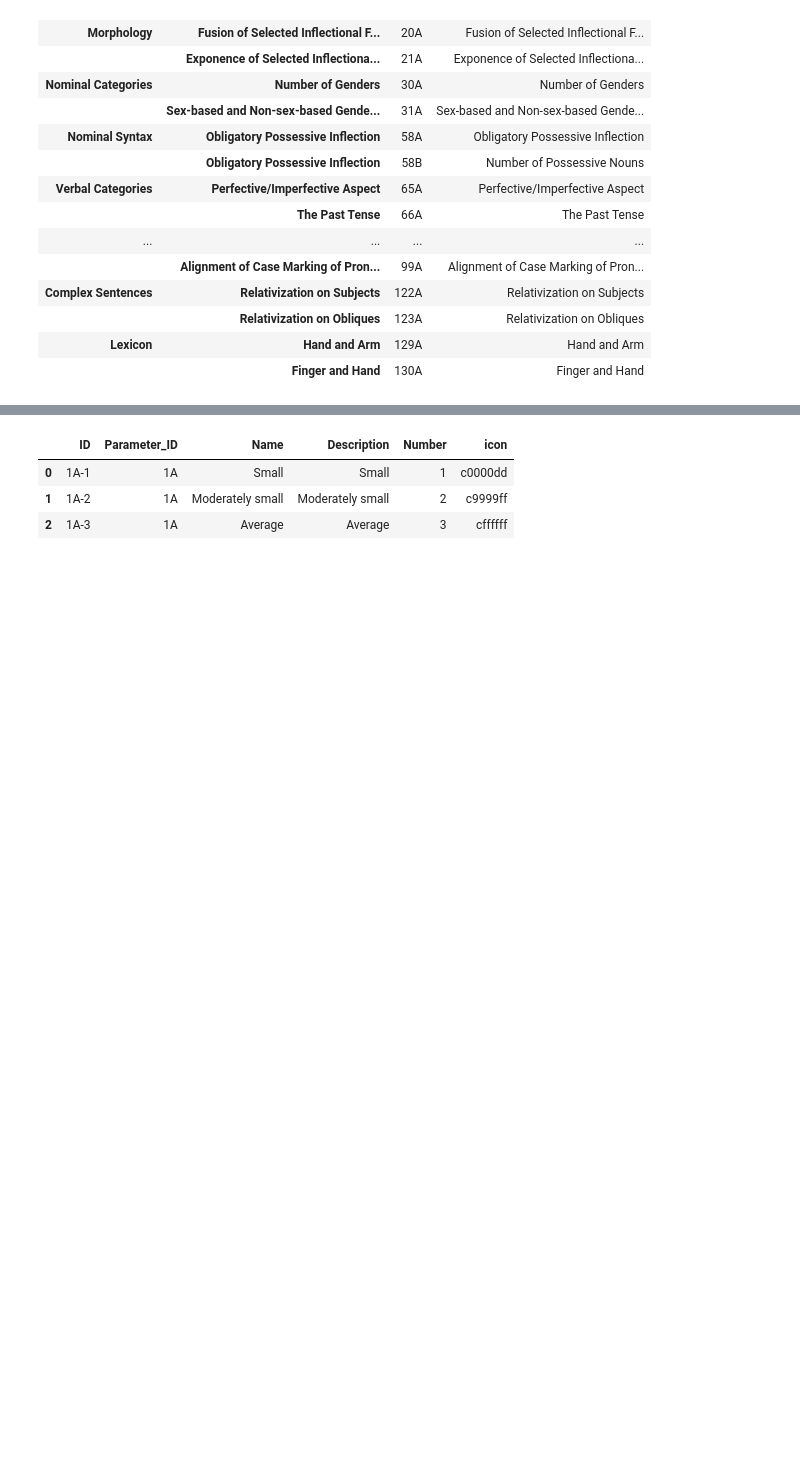
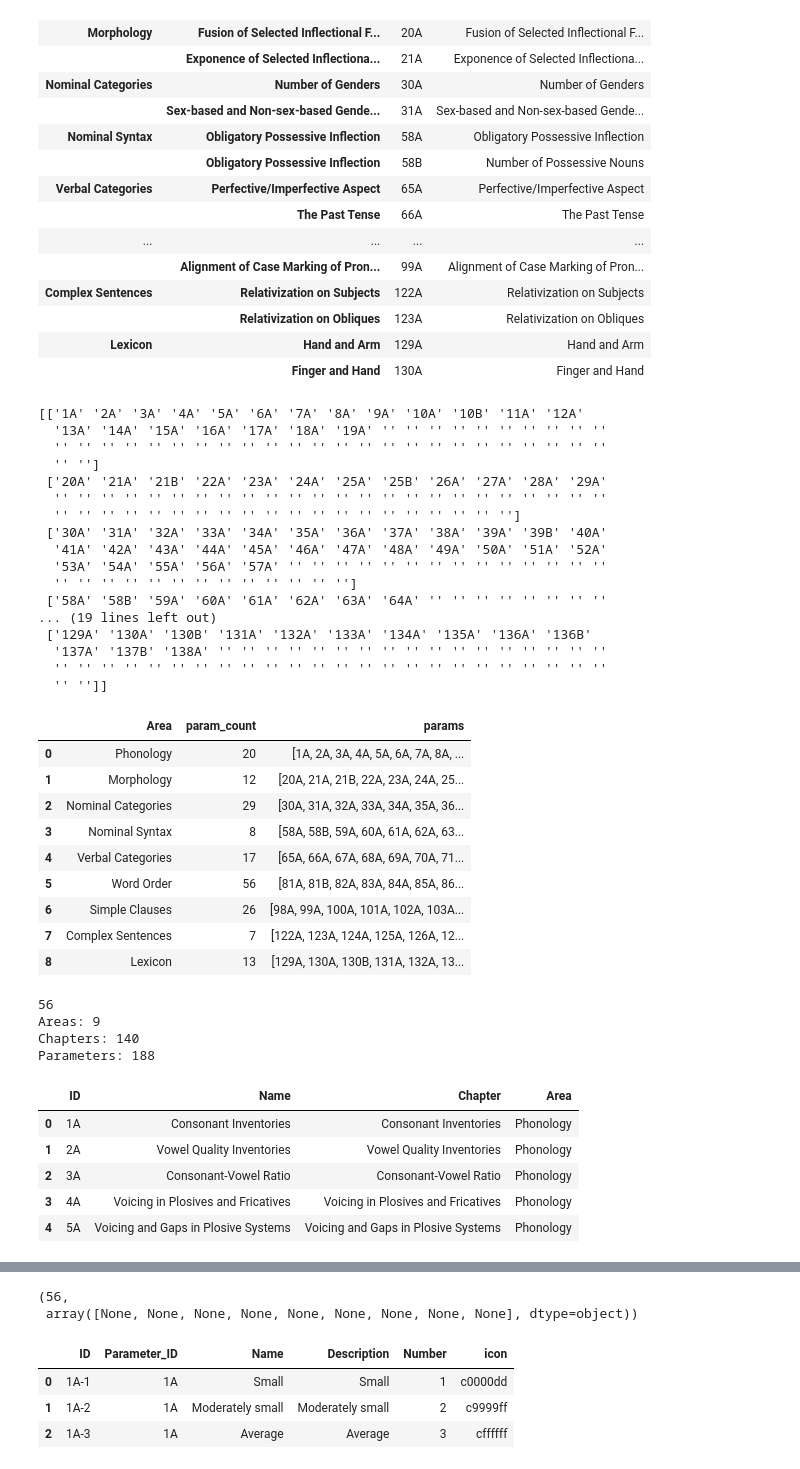
Before and after one commit to Pappa/conlanger, a Jupyter notebook: notebooks/explore_wals.ipynb, the cells around one changed output, grey strips where cells are left out. Saved outputs shown, nothing was run; the diff lists cells and outputs as text; code cells hidden in the pictures; blank space fills up the shorter version.

Commit message:
WIP - langauge param GAN

```diff
--- a/notebooks/explore_wals.ipynb
+++ b/notebooks/explore_wals.ipynb
@@ -64,3 +64,79 @@ Parameters: 188
 |  | Relativization on Obliques | 123A | Relativization on Obliques |
 | Lexicon | Hand and Arm | 129A | Hand and Arm |
 |  | Finger and Hand | 130A | Finger and Hand |
+# %%
+param2_df = (
+    pd.DataFrame(wals.iter_rows("ParameterTable"))
+    .drop(columns=["Description", "Contributor_ID"])
+)
+
+param2_df = param2_df[
+    ~param2_df["Area"].isin(["Sign Languages", "Other"])
+]
+
+param_counts = param2_df[["Area", "ID"]].groupby("Area", sort=False).agg(param_count=('ID', 'count'), params=('ID', list)).reset_index()
+max_params = param_counts["param_count"].max()
+
+all_parameters = np.array([l + [''] * (max_params - len(l)) for l in param_counts["params"].to_list()])
+
+print(all_parameters)
+
+display(param_counts)
+print(max_params)
+
+areas2 = param2_df.Area.unique()
+chapters2 = param2_df.Chapter.unique()
+
+print(f"Areas: {areas2.shape[0]}")
+print(f"Chapters: {chapters2.shape[0]}")
+print(f"Parameters: {param_df.shape[0]}")
+
+parameters2 = param2_df[["ID", "Name"]].to_numpy()
+
+display(param2_df.head(5))
+
+params_by_area = [param2_df[param2_df["Area"] == area]["ID"].to_numpy() for area in areas]
+max_size = max([len(a) for a in params_by_area])
+
+print(params_by_area)
+params_by_area = np.array([a.copy().resize(max_size) for a in params_by_area])
+
+max_size, params_by_area
+# %% [output]
+[['1A' '2A' '3A' '4A' '5A' '6A' '7A' '8A' '9A' '10A' '10B' '11A' '12A'
+  '13A' '14A' '15A' '16A' '17A' '18A' '19A' '' '' '' '' '' '' '' '' '' ''
+  '' '' '' '' '' '' '' '' '' '' '' '' '' '' '' '' '' '' '' '' '' '' '' ''
+  '' '']
+ ['20A' '21A' '21B' '22A' '23A' '24A' '25A' '25B' '26A' '27A' '28A' '29A'
+  '' '' '' '' '' '' '' '' '' '' '' '' '' '' '' '' '' '' '' '' '' '' '' ''
+  '' '' '' '' '' '' '' '' '' '' '' '' '' '' '' '' '' '' '' '']
+ ['30A' '31A' '32A' '33A' '34A' '35A' '36A' '37A' '38A' '39A' '39B' '40A'
+  '41A' '42A' '43A' '44A' '45A' '46A' '47A' '48A' '49A' '50A' '51A' '52A'
+  '53A' '54A' '55A' '56A' '57A' '' '' '' '' '' '' '' '' '' '' '' '' '' ''
+  '' '' '' '' '' '' '' '' '' '' '' '' '']
+ ['58A' '58B' '59A' '60A' '61A' '62A' '63A' '64A' '' '' '' '' '' '' '' ''
+... (19 lines left out)
+ ['129A' '130A' '130B' '131A' '132A' '133A' '134A' '135A' '136A' '136B'
+  '137A' '137B' '138A' '' '' '' '' '' '' '' '' '' '' '' '' '' '' '' '' ''
+  '' '' '' '' '' '' '' '' '' '' '' '' '' '' '' '' '' '' '' '' '' '' '' ''
+  '' '']]
+|  | Area | param_count | params |
+| 0 | Phonology | 20 | [1A, 2A, 3A, 4A, 5A, 6A, 7A, 8A, ... |
+| 1 | Morphology | 12 | [20A, 21A, 21B, 22A, 23A, 24A, 25... |
+| 2 | Nominal Categories | 29 | [30A, 31A, 32A, 33A, 34A, 35A, 36... |
+| 3 | Nominal Syntax | 8 | [58A, 58B, 59A, 60A, 61A, 62A, 63... |
+| 4 | Verbal Categories | 17 | [65A, 66A, 67A, 68A, 69A, 70A, 71... |
+| 5 | Word Order | 56 | [81A, 81B, 82A, 83A, 84A, 85A, 86... |
+| 6 | Simple Clauses | 26 | [98A, 99A, 100A, 101A, 102A, 103A... |
+| 7 | Complex Sentences | 7 | [122A, 123A, 124A, 125A, 126A, 12... |
+| 8 | Lexicon | 13 | [129A, 130A, 130B, 131A, 132A, 13... |
+56
+Areas: 9
+Chapters: 140
+Parameters: 188
+|  | ID | Name | Chapter | Area |
+| 0 | 1A | Consonant Inventories | Consonant Inventories | Phonology |
+| 1 | 2A | Vowel Quality Inventories | Vowel Quality Inventories | Phonology |
+| 2 | 3A | Consonant-Vowel Ratio | Consonant-Vowel Ratio | Phonology |
+| 3 | 4A | Voicing in Plosives and Fricatives | Voicing in Plosives and Fricatives | Phonology |
+| 4 | 5A | Voicing and Gaps in Plosive Systems | Voicing and Gaps in Plosive Systems | Phonology |
@@ -67,3 +160,5 @@ Parameters: 188
+(56,
+ array([None, None, None, None, None, None, None, None, None], dtype=object))
 # %%
 code_df = pd.DataFrame(wals.iter_rows("CodeTable"))
 code_df.head(3)
```
Also changed, not shown: parts of 3 cells of this notebook.
